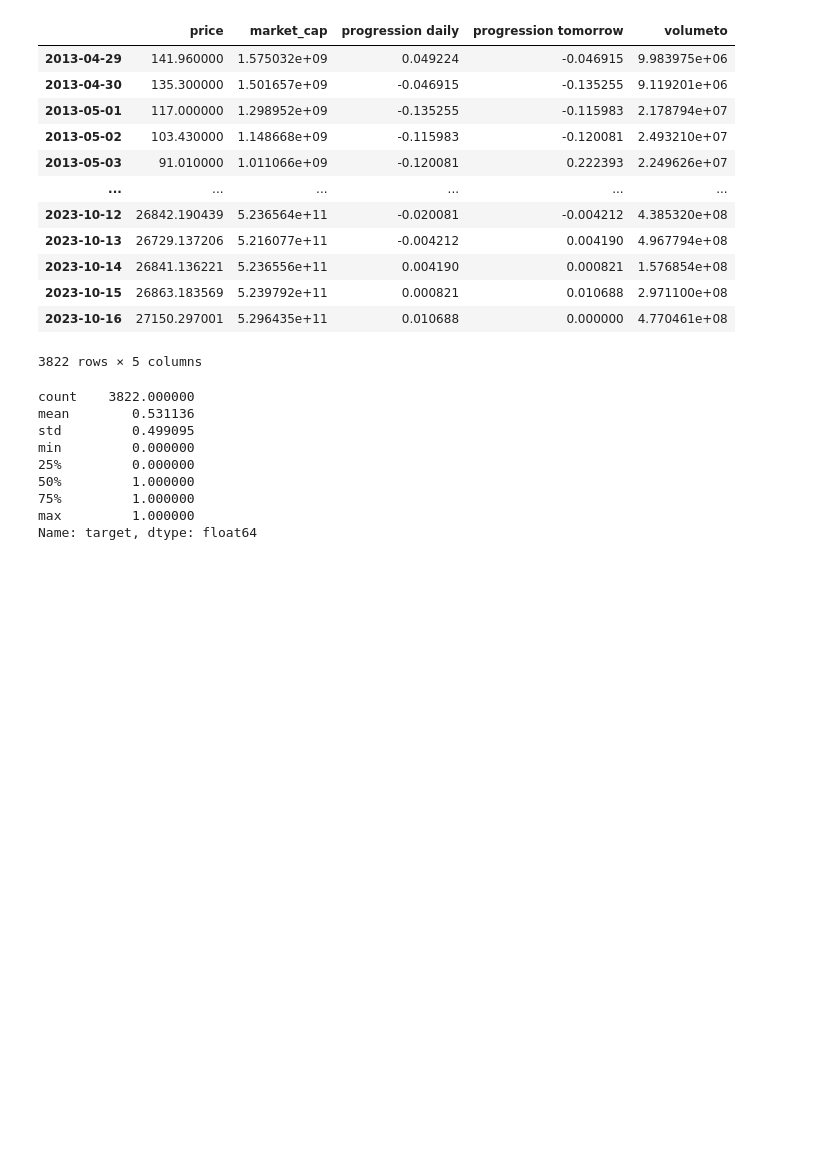
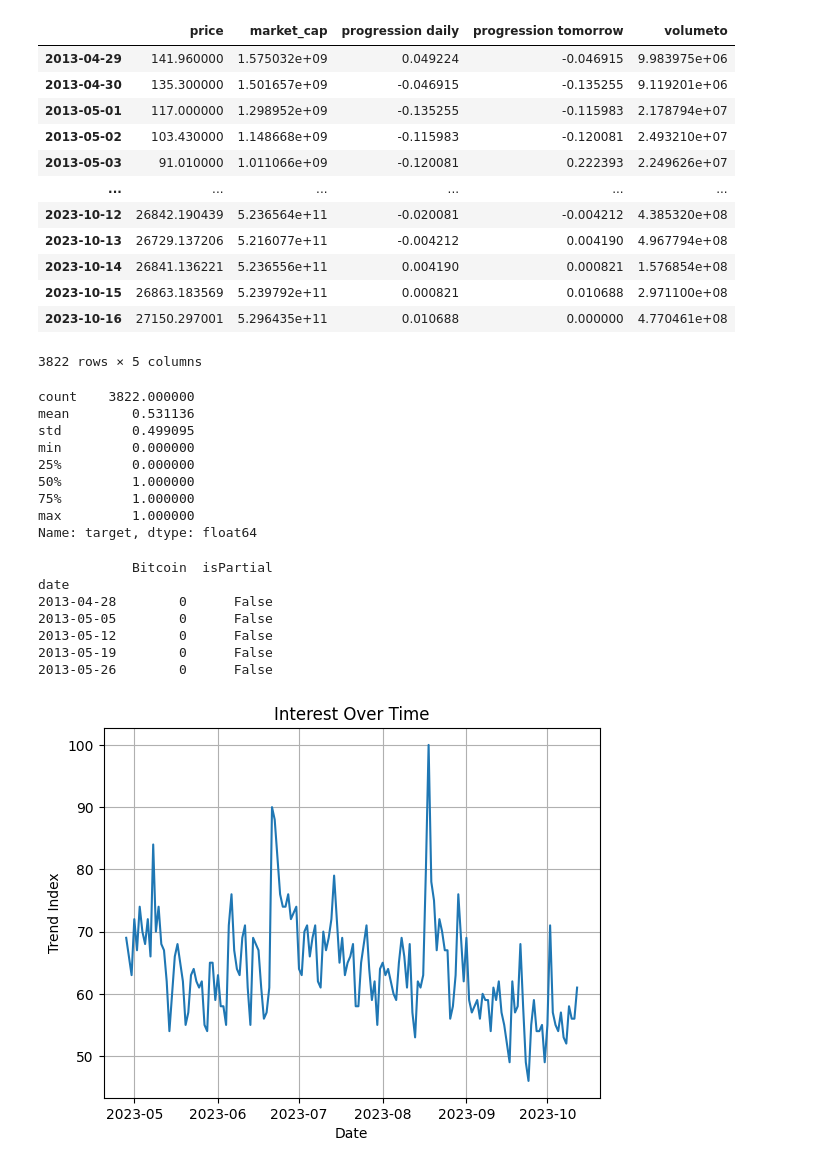
Before and after one commit to ThomasMeb/Alla2, a Jupyter notebook: data_mining.ipynb, the cells around one changed output. Cells and saved outputs as stored; diff of their text form; code cells hidden in the pictures; blank space fills up the shorter version.

Commit message:
Ajout des trends google en feature

```diff
--- a/data_mining.ipynb
+++ b/data_mining.ipynb
@@ -787,3 +786,64 @@ max         1.000000
 Name: target, dtype: float64
 # %%
 btc_data.to_csv('data/btc_data')
+# %%
+import pandas as pd
+from pytrends.request import TrendReq
+import matplotlib.pyplot as plt
+import time
+
+# Configurer l'objet pytrends
+pytrends = TrendReq()
+
+kw_list = ["Bitcoin"]
+
+# Liste des périodes
+timeframes = ['2013-04-28 2018-04-27', '2018-04-28 2023-04-27']
+
+temp = []
+
+for timeframe in timeframes:
+    pytrends.build_payload(kw_list, cat=0, timeframe=timeframe, geo='', gprop='')
+    temp.append(pytrends.interest_over_time())
+    #time.sleep(random.randint(10, 20))  # Ajoute une pause de X secondes entre chaque requête
+# %%
+import pandas as pd
+from pytrends.request import TrendReq
+import matplotlib.pyplot as pltdatetime
+from datetime import date
+
+current_date = date.today()
+formatted_date = current_date.strftime('%Y-%m-%d')
+
+# Configurer l'objet pytrends
+pytrends = TrendReq(hl='en-US', tz=360)
+
+# Définir la requête
+kw_list = ["Bitcoin"]
+pytrends.build_payload(kw_list, cat=0, timeframe='2023-04-28 ' + formatted_date, geo='', gprop='')
+
+# Récupérer les données
+temp.append(pytrends.interest_over_time())
+
+# Concaténer les dataframes
+trends = pd.concat(temp, axis=0)
+
+# Afficher les données
+print(trends.head())
+
+# Visualiser les données
+plt.plot(df.index, df['Bitcoin'])
+plt.title('Interest Over Time')
+plt.xlabel('Date')
+plt.ylabel('Trend Index')
+plt.grid(True)
+plt.show()
+# %% [output]
+            Bitcoin  isPartial
+date
+2013-04-28        0      False
+2013-05-05        0      False
+2013-05-12        0      False
+2013-05-19        0      False
+2013-05-26        0      False
+[figure, added]
```
Also changed, not shown: parts of 2 cells of this notebook.
